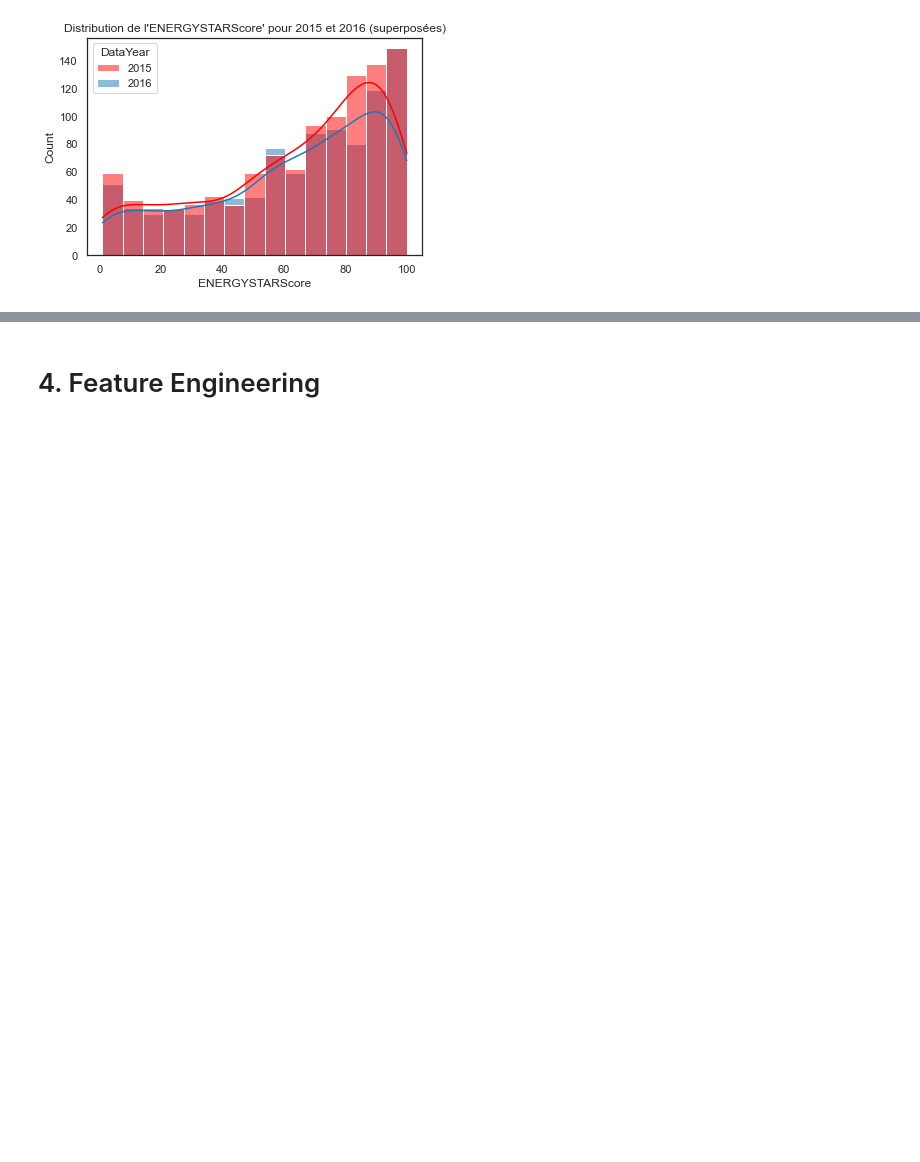
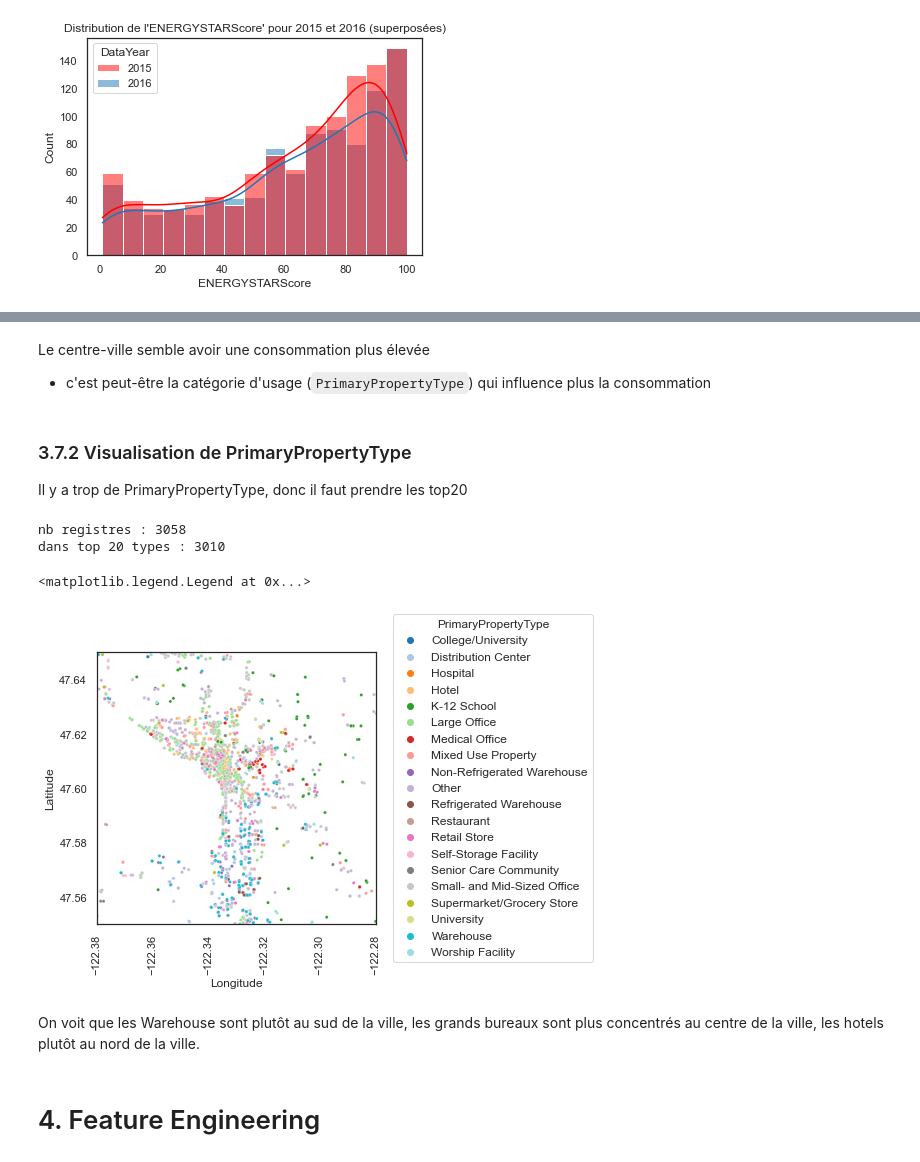
Before and after one commit to mrcreasey/oc-ds-p4-supervised-learning, a Jupyter notebook: Pélec_01_notebook.ipynb, the cells around one changed output, grey strips where cells are left out. Saved outputs shown, nothing was run; the diff lists cells and outputs as text; code cells hidden in the pictures; blank space fills up the shorter version.

```diff
--- a/Pélec_01_notebook.ipynb
+++ b/Pélec_01_notebook.ipynb
@@ -1760,3 +1794,37 @@ to_png()
+# %% [markdown]
+Le centre-ville semble avoir une consommation plus élevée
+
+- c'est peut-être la catégorie d'usage (`PrimaryPropertyType`) qui influence plus la consommation
+# %% [markdown]
+### 3.7.2 Visualisation de PrimaryPropertyType
+
+Il y a trop de PrimaryPropertyType, donc il faut prendre les top20
+# %%
+print(f'nb registres : {len(data_df)}')
+print(
+    f"dans top 20 types : {data_df['PrimaryPropertyType'].value_counts().head(20).sum()}")
+top_types = data_df['PrimaryPropertyType'].value_counts().head(
+    20).index.tolist()
+types = data_df['PrimaryPropertyType'].fillna('').apply(
+    lambda x: str(x) if x in top_types else np.nan)
+hue_order = sorted(types.dropna().unique())
+# %% [output]
+nb registres : 3058
+dans top 20 types : 3010
+# %%
+plt.figure(figsize=(5, 5))
+sns.scatterplot(data=data_df[data_df['PrimaryPropertyType'].isin(hue_order)],
+                x='Longitude', y='Latitude', hue='PrimaryPropertyType', hue_order=hue_order, s=10)
+plt.xlim((-122.38, -122.28))
+plt.ylim((47.55, 47.65))
+plt.xticks(rotation=90)
+plt.legend(title='PrimaryPropertyType',
+           bbox_to_anchor=(1.8, 0.5), loc=5, fontsize=12)
+# %% [output]
+<matplotlib.legend.Legend at 0x...>
+[figure, added]
+# %% [markdown]
+On voit que les Warehouse sont plutôt au sud de la ville, les grands bureaux sont plus concentrés au centre de la ville, les hotels plutôt au nord de la ville.
 # %% [markdown]
 # 4. Feature Engineering
 # %% [markdown]
```
Also changed, not shown: parts of 11 cells of this notebook.
